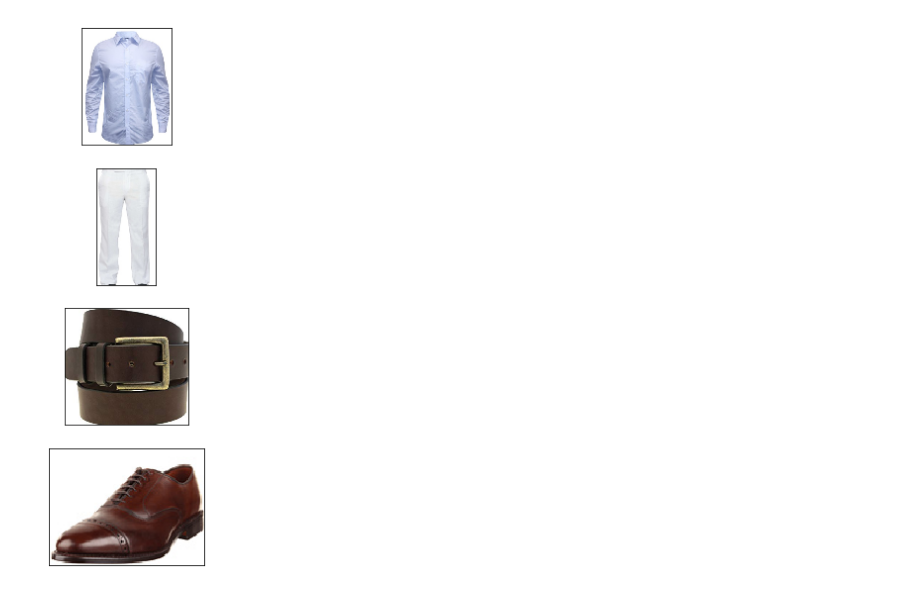
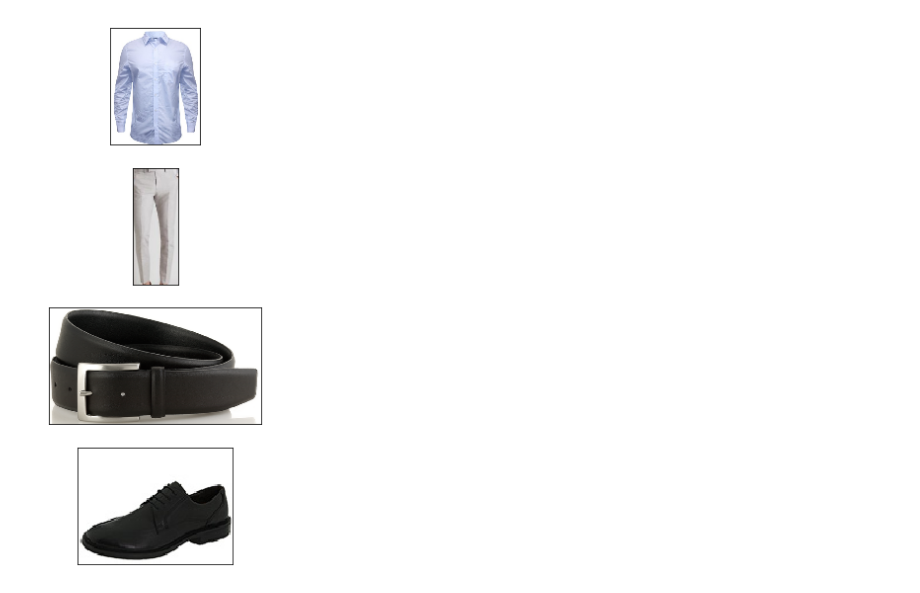
Before and after one commit to kpoondi/DataScienceFinalProject, a Jupyter notebook: colorMap.ipynb, the cells around one changed output. Drawn from its saved outputs; the diff is of its cells as text; code cells hidden in the pictures.

```diff
--- a/colorMap.ipynb
+++ b/colorMap.ipynb
@@ -14,6 +14,41 @@ formals_shoes_pants = {
     "lbrown" : ["blue", "olive", "brown", "tan", "white", "beige", "red"]
 }
 
+sports_shoes_pants = {
+    "black" : ["blue", "brown", "white", "black"],
+    "red"   : ["blue", "tan", "white", "beige"],
+    "blue"  : ["blue", "lgrey", "dgrey", "brown", "tan", "olive", "white", "beige", "red", "black", "lgrey", "dgrey"],
+    "green" : ["blue", "tan", "white", "beige"],
+    "gray"  : ["black", "blue", "brown", "white", "red"],
+    "pink"  : ["blue", "dgrey"],
+    "lbrown" : ["blue", "olive", "brown", "tan", "white", "beige", "red"],
+    "dbrown" : ["tan", "olive", "white"],
+    "white"  : ["black"]
+}
+
+sports_pants_shirt = {
+    "blue" : ["white", "pink", "olive", "red"],
+    "brown" : ["white", "dblue", "black", "pink"],
+    "white" : ["dblue"],
+    "tan" : ["white", "dblue", "black", "pink"],
+    "beige" : ["white", "dblue", "black", "pink"],
+    "lgrey" : ["white", "lblue", "pink"],
+    "dgrey" : ["black", "pink", "dblue", "lblue"],
+    "olive" : ["white", "dblue", "pink"],
+    "red" : ["dblue", "white"],
+    "black" : ["white", "pink", "lblue", "red"]
+}
+
+sports_shirt_hat = {
+    "white" : ["grey", "black"],
+    "pink" : ["white"],
+    "olive" : ["grey", "black"],
+    "dblue" : ["grey", "white"],
+    "lblue" : ["black"],
+    "black" : ["grey"],
+    "red"   : ["grey", "blue"]
+}
+
 formals_pants_shirts = {
     "beige" : ["lblue", "white"],
     "black" : ["lblue", "white", "grey"],
@@ -27,10 +62,23 @@ formals_pants_shirts = {
     "white" : ["lblue", "dblue"]
 }
 
-def createMoodBoard(pantColor, shirtColor, shoeColor):
+def createFormalMoodBoard(pantColor, shirtColor, shoeColor):
     images = ['UTStore/Formal_Shirts/' + shirtColor +
     '.jpg','UTStore/Formal_Pants/' + pantColor +
     '.jpg', 'UTStore/Belts/' + shoeColor + '.jpg', shoeColor + '.jpg']
+    plt.figure(figsize=(10,10))
+    for i in range(4):
+        plt.subplot(4,1,i+1)
+        plt.xticks([])
+        plt.yticks([])
+        plt.grid(False)
+        img = mpimg.imread(images[i])
+        plt.imshow(img, cmap=plt.cm.binary)
+
+def createSportsMoodBoard(pantColor, shirtColor, shoeColor, hatColor):
+    images = ['UTStore/Hats/' + hatColor +
+    '.jpg','UTStore/Sports_Shirts/' + shirtColor +
+    '.jpg', 'UTStore/Sports_Pants/' + pantColor + '.jpg', shoeColor + '1.jpg']
     plt.figure(figsize=(10,10))
     for i in range(4):
         plt.subplot(4,1,i+1)
@@ -46,22 +94,34 @@ def getFormalShirtsColors(pantColor):
 def getFormalsPantsColor(shoeColor):
     return formals_shoes_pants[shoeColor]
 
+def getSportsPantsColor(shoeColor):
+    return sports_shoes_pants[shoeColor]
+
+def getSportsShirtsColors(pantColor):
+    return sports_pants_shirt[pantColor]
+
+def getHatColor(shirtColor):
+    return sports_shirt_hat[shirtColor]
+
+
 def main(shoeColor, type):
     pantColors = []
     shirtColors = []
     if type == 1:
         pantColors = getFormalsPantsColor(shoeColor)
+        chosenPantColor = random.choice(pantColors)
+        shirtColors = getFormalShirtsColors(chosenPantColor)
+        chosenShirtColor = random.choice(shirtColors)
+        createFormalMoodBoard(chosenPantColor, chosenShirtColor, shoeColor)
+    else:
+        pantColors = getSportsPantsColor(shoeColor)
+        chosenPantColor = random.choice(pantColors)
+        shirtColors = getSportsShirtsColors(chosenPantColor)
+        chosenShirtColor = random.choice(shirtColors)
+        hatColors = getHatColor(chosenShirtColor)
+        chosenHatColor = random.choice(hatColors)
+        createSportsMoodBoard(chosenPantColor, chosenShirtColor, shoeColor, chosenHatColor)
 
-    chosenPantColor = random.choice(pantColors)
 
-    shirtColors = getFormalShirtsColors(chosenPantColor)
-
-    chosenShirtColor = random.choice(shirtColors)
-
-    createMoodBoard(chosenPantColor, chosenShirtColor, shoeColor)
-    print(chosenShirtColor)
-    print(chosenPantColor)
-    print(shoeColor)
-
-main("dbrown", 1)
+main("black", 1)
 # %% [output]
@@ -71 +128 @@ dbrown
-[figure, old version]
+[figure, new version]
```
Also changed, not shown: parts of 1 cell of this notebook, 35 other files.
